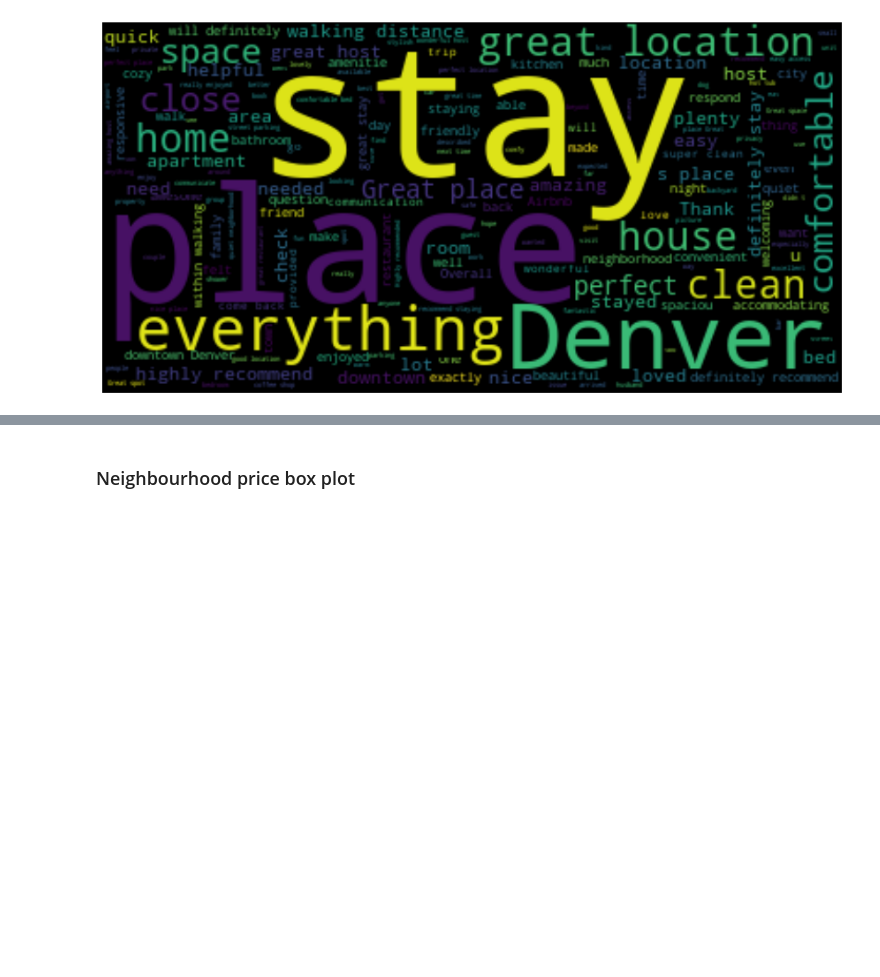
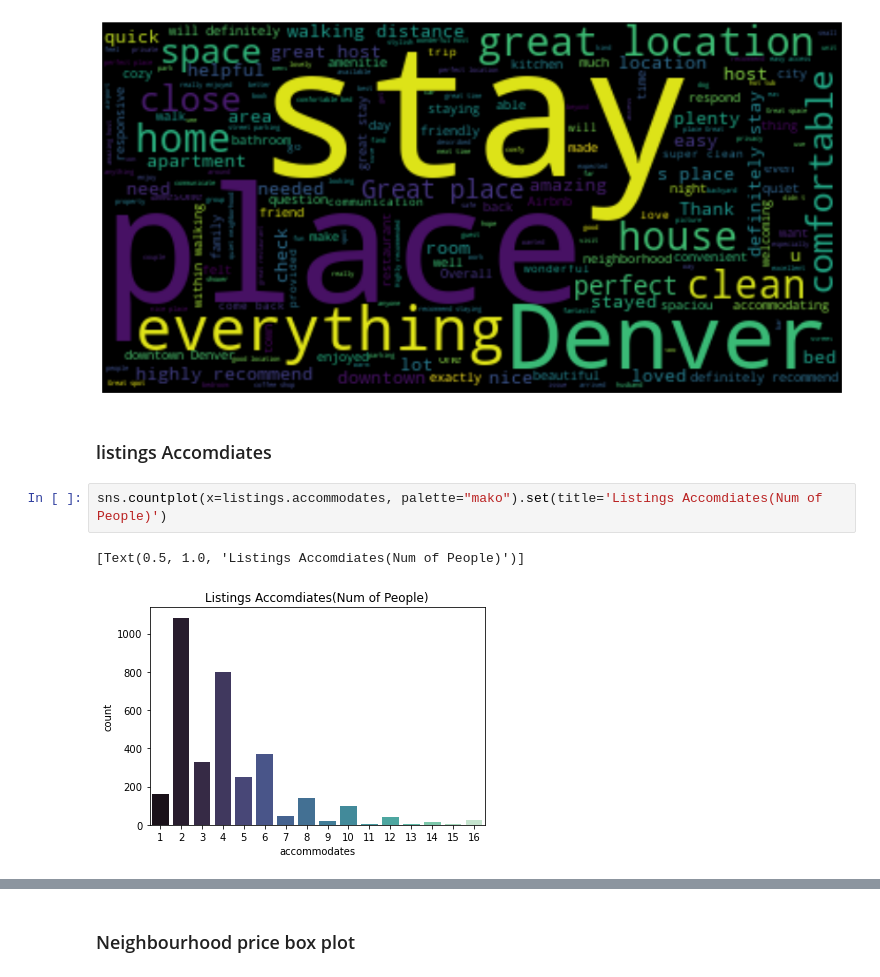
Before and after one commit to jeniscool/tools2-final-project, a Jupyter notebook: final_project_notebook.ipynb, the cells around one changed output, grey strips where cells are left out. Saved outputs shown, nothing was run; the diff lists cells and outputs as text; blank space fills up the shorter version.

```diff
--- a/final_project_notebook.ipynb
+++ b/final_project_notebook.ipynb
@@ -393,3 +403,10 @@ plt.axis("off")
 plt.show()
 # %% [output]
 [figure]
+# %% [markdown]
+### listings Accomdiates
+# %%
+sns.countplot(x=listings.accommodates, palette="mako").set(title='Listings Accomdiates(Num of People)')
+# %% [output]
+[Text(0.5, 1.0, 'Listings Accomdiates(Num of People)')]
+[figure, added]
```
Also changed, not shown: parts of 19 cells of this notebook.
